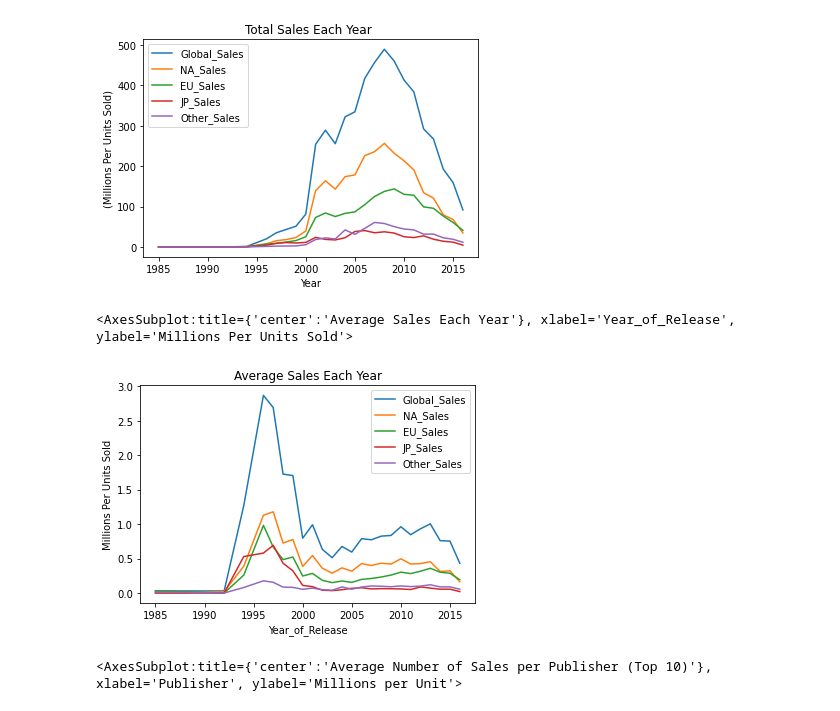
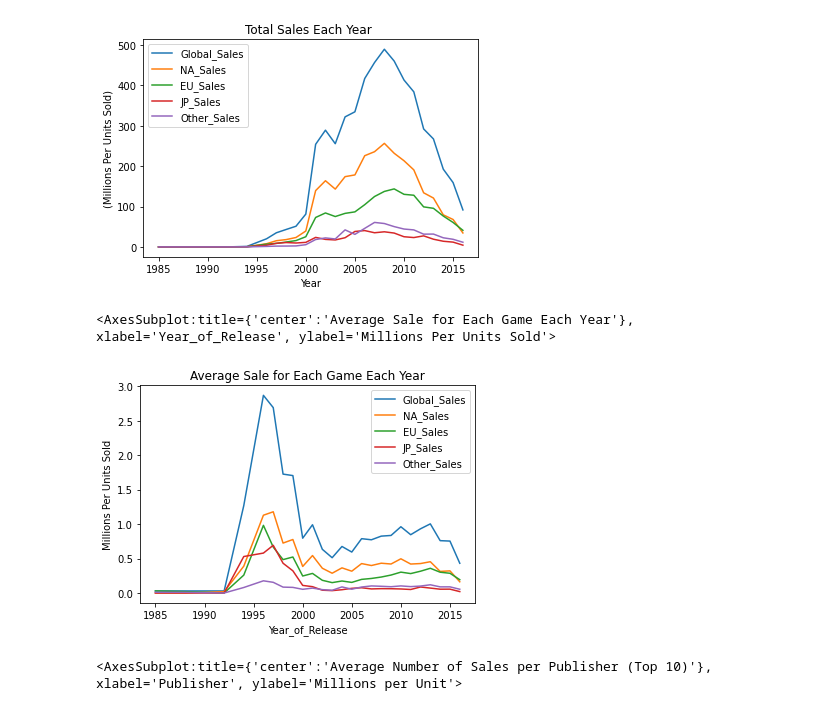
Before and after one commit to jacintoi/course-project-group_1019, a Jupyter notebook: analysis/Nathan/analysisNathanMilestone1.ipynb, the cells around one changed output. Drawn from its saved outputs; the diff is of its cells as text; code cells hidden in the pictures.

Commit message:
Added Images and Worked in EDA

```diff
--- a/analysis/Nathan/analysisNathanMilestone1.ipynb
+++ b/analysis/Nathan/analysisNathanMilestone1.ipynb
@@ -67,10 +67,10 @@ dataYearsGameGlobalSum.plot.line(title = "Total Sales Each Year ",ylabel="(Milli
 # %%
 dataYearsGameGlobalMean = dataYearsGameGlobal.groupby(['Year_of_Release']).mean()
 dataYearsGameGlobalMean.head(10)
-dataYearsGameGlobalMean.plot.line(title = "Average Sales Each Year", ylabel="Millions Per Units Sold")
+dataYearsGameGlobalMean.plot.line(title = "Average Sale for Each Game Each Year", ylabel="Millions Per Units Sold")
 # %% [output]
-<AxesSubplot:title={'center':'Average Sales Each Year'}, xlabel='Year_of_Release', ylabel='Millions Per Units Sold'>
+<AxesSubplot:title={'center':'Average Sale for Each Game Each Year'}, xlabel='Year_of_Release', ylabel='Millions Per Units Sold'>
-[figure, old version]
+[figure, new version]
 # %%
 
 #_The Companies which have the most sales per Game_
```
Also changed, not shown: 6 other files.
